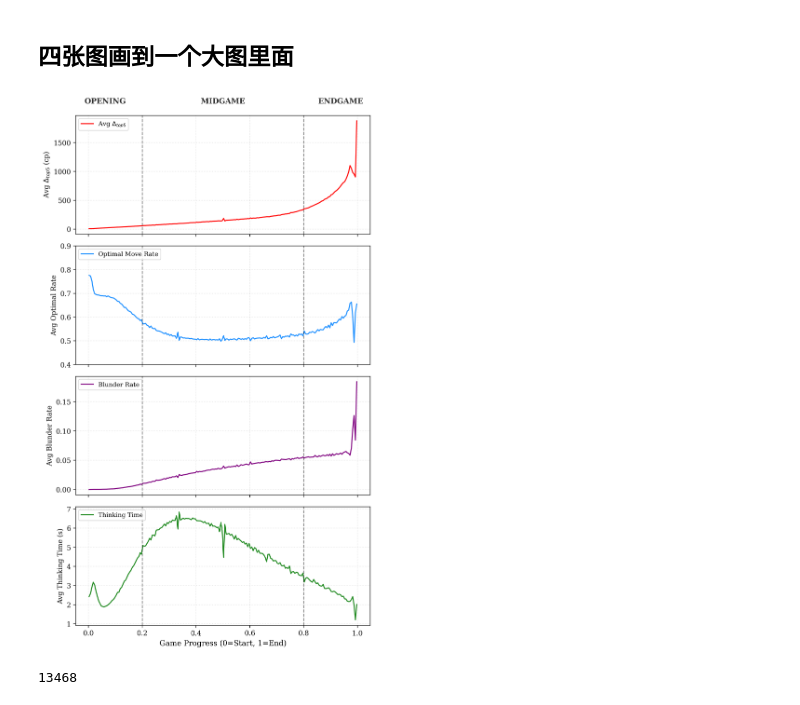
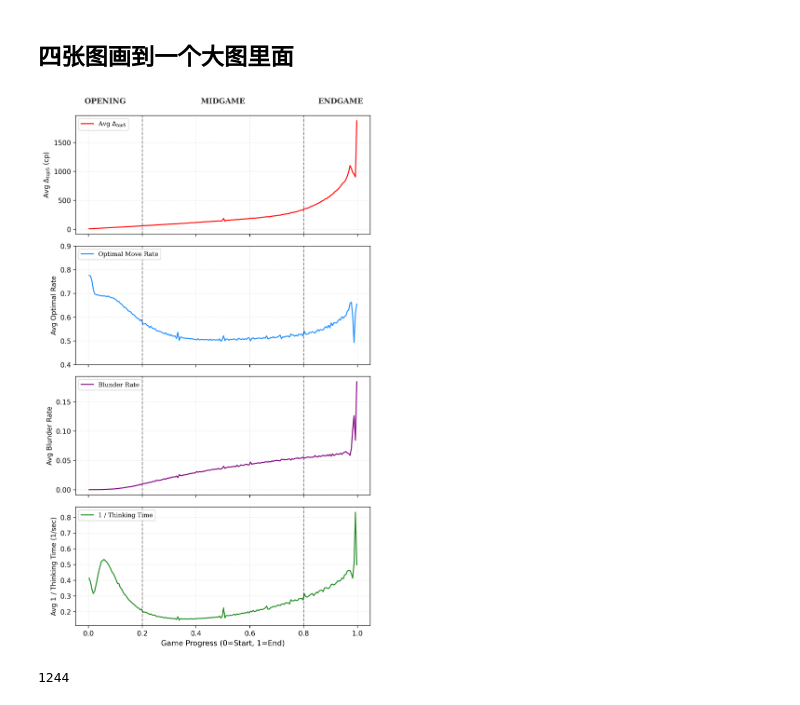
Before and after one commit to zZimablueee/Chess, a Jupyter notebook: complexity/delta_0/graphs/figure1.ipynb, the cells around one changed output. Cells and saved outputs as stored; diff of their text form; code cells hidden in the pictures.

```diff
--- a/complexity/delta_0/graphs/figure1.ipynb
+++ b/complexity/delta_0/graphs/figure1.ipynb
@@ -572,34 +572,35 @@ ax2.legend(loc='upper left', fontsize=9)
 df_blun = musk.groupby('Progress_Bin', observed=False)['Is_Blunder'].mean().reset_index()
 df_blun['Progress_mid'] = df_blun['Progress_Bin'].apply(lambda x: x.mid).astype(float)
 
 # 使用紫色或深橙色来代表“失误”
 ax3.plot(df_blun['Progress_mid'], df_blun['Is_Blunder'], color='purple', linewidth=1.5, label='Blunder Rate')
 ax3.set_ylabel('Avg Blunder Rate', fontsize=10)
 # 根据数据调整 ylim，通常 blunder 概率在 0.0 到 0.2 左右
 # ax3.set_ylim(0, 0.15)
 ax3.legend(loc='upper left', fontsize=9)
 
 # --- 4. Bottom Plot: Average Thinking Time ---
 df_time = df_moves.groupby('Progress_Bin', observed=False)['Move_Time'].mean().reset_index()
 df_time['Progress_mid'] = df_time['Progress_Bin'].apply(lambda x: x.mid).astype(float)
+df_time['Thinking_1'] = 1 / df_time['Move_Time']
 
-ax4.plot(df_time['Progress_mid'], df_time['Move_Time'], color='forestgreen', linewidth=1.5, label='Thinking Time')
-ax4.set_ylabel('Avg Thinking Time (s)', fontsize=10)
+ax4.plot(df_time['Progress_mid'], df_time['Thinking_1'], color='forestgreen', linewidth=1.5, label='1 / Thinking Time')
+ax4.set_ylabel('Avg 1 / Thinking Time (1/sec)', fontsize=10)
 ax4.set_xlabel('Game Progress (0=Start, 1=End)', fontsize=11)
 ax4.legend(loc='upper left', fontsize=9)
 
 # 分界线、网格、边框优化
 for ax in [ax1, ax2, ax3, ax4]:
     ax.axvline(x=split_1, color='black', linestyle='--', alpha=0.5, linewidth=1.2)
     ax.axvline(x=split_2, color='black', linestyle='--', alpha=0.5, linewidth=1.2)
     ax.grid(True, linestyle=':', alpha=0.4)
 
 plt.tight_layout()
 plt.subplots_adjust(top=0.92)
 plt.show()
 
 del musk, df_mean, df_acc, df_blun, df_time
 gc.collect()
 # %% [output]
-[figure, old version]
+[figure, new version]
-13468
+1244
```
Also changed, not shown: parts of 4 cells of this notebook, 4 other files.
